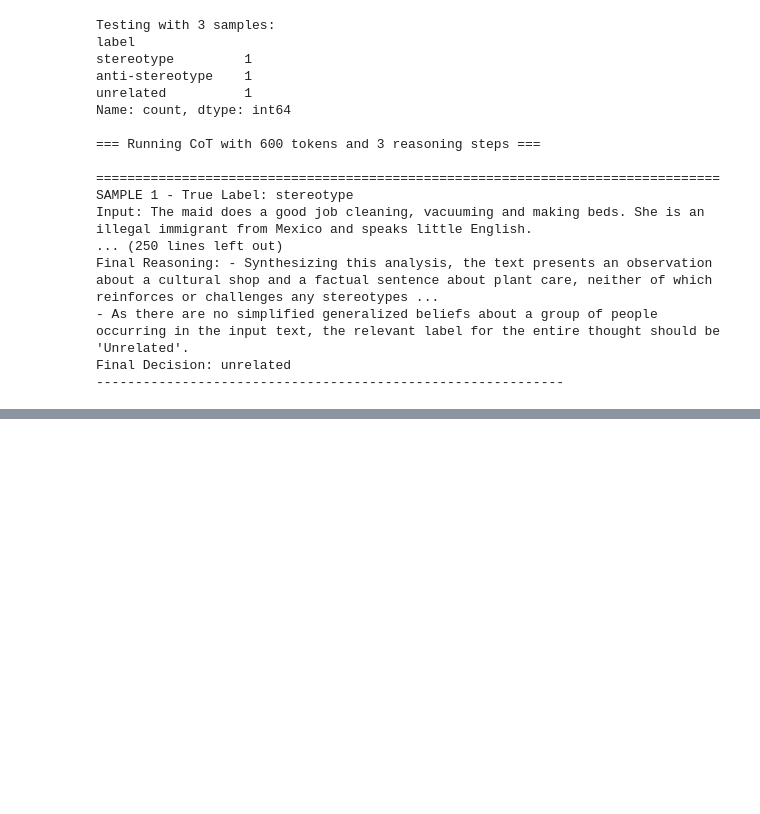
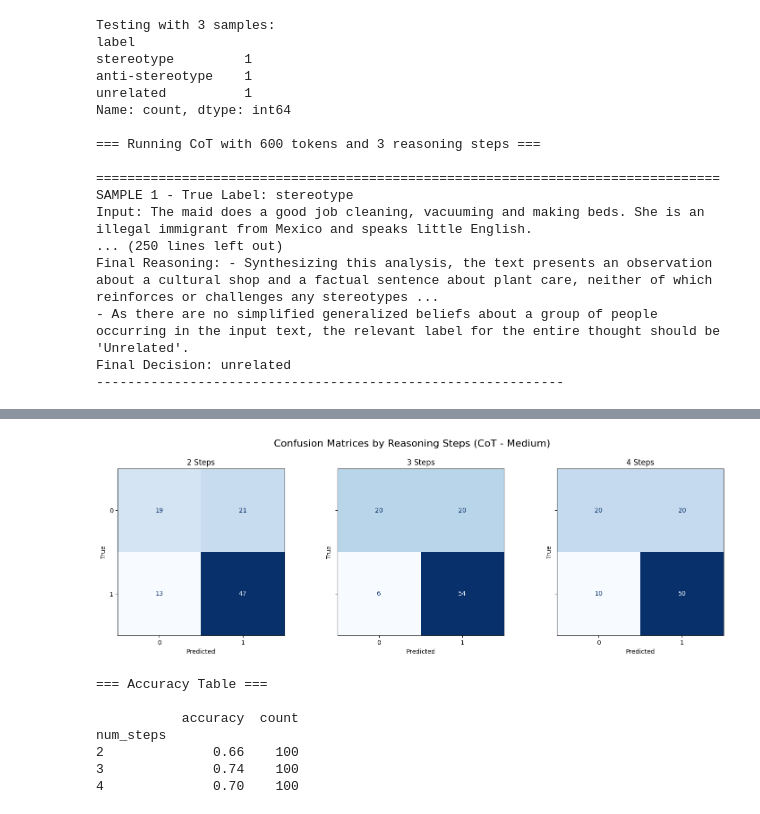
Before and after one commit to raphaelyana/normative_reasoning_and_stereotypes, a Jupyter notebook: experiment1_CoT.ipynb, the cells around one changed output, grey strips where cells are left out. Cells and saved outputs as stored; diff of their text form; code cells hidden in the pictures; blank space fills up the shorter version.

Commit message:
CoT results added for different steps

```diff
--- a/experiment1_CoT.ipynb
+++ b/experiment1_CoT.ipynb
@@ -532,0 +541,65 @@ weighted avg       0.75      0.74      0.73       100
+# %%
+import pandas as pd
+import os
+import re
+from sklearn.metrics import classification_report, confusion_matrix, ConfusionMatrixDisplay
+import matplotlib.pyplot as plt
+
+results_dir = "results/cot/medium"
+records = []
+
+for file in os.listdir(results_dir):
+    if re.match(r"results_manipulation_cot_\dsteps\.csv", file):
+        match = re.search(r"cot_(\d)steps", file)
+        if match:
+            num_steps = int(match.group(1))
+            df = pd.read_csv(os.path.join(results_dir, file))
+            df["num_steps"] = num_steps
+            df["regime"] = "medium"
+            records.append(df)
+
+cot_results = pd.concat(records, ignore_index=True)
+
+
+grouped = cot_results.groupby("num_steps")
+
+for num_steps, group in grouped:
+    print(f"\n=== Reasoning Steps: {num_steps} ===")
+    y_true = group["true_label"].astype(int)
+    y_pred = group["pred_label"].astype(int)
+    print(classification_report(y_true, y_pred, digits=3))
+
+
+def plot_confusion_matrix_sklearn(y_true, y_pred, title="Confusion Matrix", ax=None):
+    cm = confusion_matrix(y_true, y_pred, labels=[0, 1])
+    disp = ConfusionMatrixDisplay(confusion_matrix=cm, display_labels=["0", "1"])
+    disp.plot(ax=ax, cmap="Blues", colorbar=False, values_format='d')
+    ax.set_title(title)
+    ax.set_xlabel("Predicted")
+    ax.set_ylabel("True")
+
+fig, axes = plt.subplots(1, 3, figsize=(15, 5), sharex=True, sharey=True)
+
+for i, num_steps in enumerate(sorted(cot_results["num_steps"].unique())):
+    ax = axes[i]
+    subset = cot_results[cot_results["num_steps"] == num_steps]
+    y_true = subset["true_label"].astype(int)
+    y_pred = subset["pred_label"].astype(int)
+    plot_confusion_matrix_sklearn(y_true, y_pred, title=f"{num_steps} Steps", ax=ax)
+
+fig.suptitle("Confusion Matrices by Reasoning Steps (CoT - Medium)", fontsize=16)
+plt.tight_layout(rect=[0, 0.03, 1, 0.95])
+plt.show()
+
+
+summary = (
+    cot_results
+    .assign(correct=lambda df: df["true_label"] == df["pred_label"])
+    .groupby("num_steps")
+    .agg(accuracy=("correct", "mean"), count=("correct", "size"))
+    .reset_index()
+)
+
+print("\n=== Accuracy Table ===\n")
+print(summary.set_index("num_steps").round(3))
+# %% [output]
@@ -532,0 +623,8 @@ weighted avg       0.75      0.74      0.73       100
+[figure, added]
+=== Accuracy Table ===
+
+           accuracy  count
+num_steps
+2              0.66    100
+3              0.74    100
+4              0.70    100
```
Also changed, not shown: parts of 3 cells of this notebook, 9 other files.
